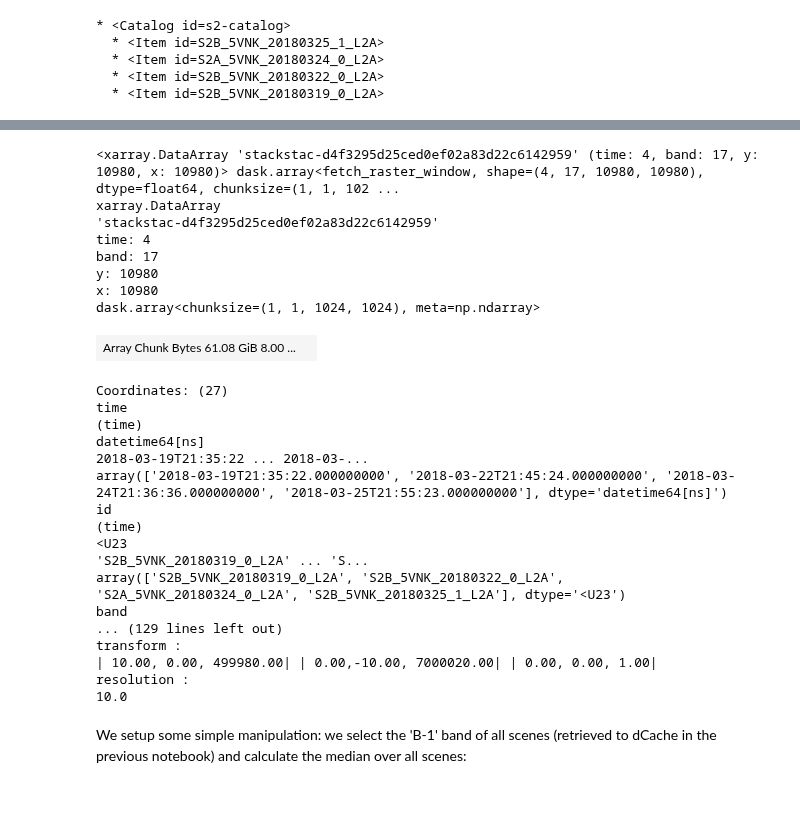
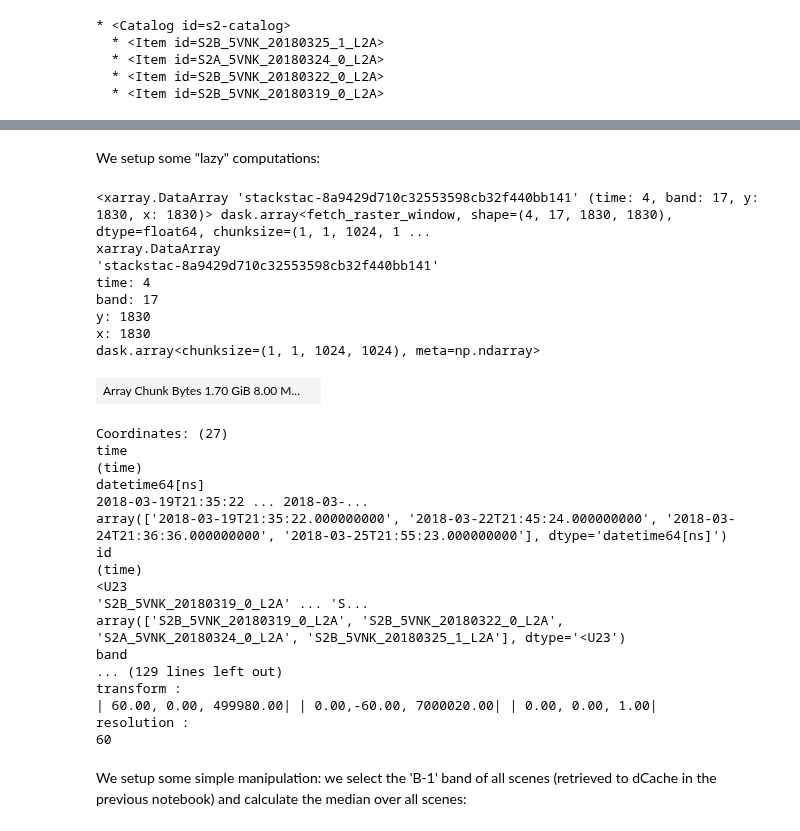
Before and after one commit to RS-DAT/JupyterDask-Examples, a Jupyter notebook: 01-STAC-on-dCache/notebooks/02-processing.ipynb, the cells around one changed output, grey strips where cells are left out. Cells and saved outputs as stored; diff of their text form; code cells hidden in the pictures; blank space fills up the shorter version.

```diff
--- a/01-STAC-on-dCache/notebooks/02-processing.ipynb
+++ b/01-STAC-on-dCache/notebooks/02-processing.ipynb
@@ -15,11 +14,9 @@ from pystac import Catalog
 # %%
+# read catalog from storage
 catalog_url = 'https://webdav.grid.surfsara.nl:2880/pnfs/grid.sara.nl/data/eratosthenes/disk/tmp-sentinel-2-catalog/catalog.json'
 
-# read catalog from storage
-catalog = Catalog.from_file(
-    catalog_url,
-    stac_io=stac2dcache.stac_io
-)
+catalog = Catalog.from_file(catalog_url, stac_io=stac_io)
+catalog.make_all_asset_hrefs_absolute()  # required by stackstac
 catalog.describe()
 # %% [output]
 * <Catalog id=s2-catalog>
@@ -33,33 +31,29 @@ We open the STAC catalog as a [Xarray](http://xarray.pydata.org/en/stable/) `Dat
 import rioxarray
 import stackstac
-# %%
-import pathlib
-
-headers = stac2dcache.fs.client_kwargs.get('headers')
-headers_text = '\n'.join(
-    [f'{key}: {value}' for key, value in headers.items()]
-)
-
-headers_file = pathlib.Path('headers.txt')
-with headers_file.open('w') as f:
-    f.write(headers_text)
-
-env = stackstac.DEFAULT_GDAL_ENV.updated(
-    {'GDAL_HTTP_HEADER_FILE': headers_file.absolute().as_posix()}
-)
+# %%
+headers_filepath = "./gdal_http_header_file.txt"
+with open(headers_filepath, "w") as f:
+    for k, v in fs.client_kwargs["headers"].items():
+        f.write(f"{k}: {v}\n")
+# %%
+env = stackstac.DEFAULT_GDAL_ENV.updated(
+    {"GDAL_HTTP_HEADER_FILE": os.path.abspath(headers_filepath)}
+)
+# %% [markdown]
+We setup some "lazy" computations:
 # %%
-da = stackstac.stack(catalog, gdal_env=env)
+da = stackstac.stack(catalog, resolution=60, gdal_env=env)
 da
 # %% [output]
-<xarray.DataArray 'stackstac-d4f3295d25ced0ef02a83d22c6142959' (time: 4, band: 17, y: 10980, x: 10980)> dask.array<fetch_raster_window, shape=(4, 17, 10980, 10980), dtype=float64, chunksize=(1, 1, 102 ...
+<xarray.DataArray 'stackstac-8a9429d710c32553598cb32f440bb141' (time: 4, band: 17, y: 1830, x: 1830)> dask.array<fetch_raster_window, shape=(4, 17, 1830, 1830), dtype=float64, chunksize=(1, 1, 1024, 1 ...
 xarray.DataArray
-'stackstac-d4f3295d25ced0ef02a83d22c6142959'
+'stackstac-8a9429d710c32553598cb32f440bb141'
 time: 4
 band: 17
-y: 10980
-x: 10980
+y: 1830
+x: 1830
 dask.array<chunksize=(1, 1, 1024, 1024), meta=np.ndarray>
-| Array Chunk Bytes 61.08 GiB 8.00 ... |  |
+| Array Chunk Bytes 1.70 GiB 8.00 M... |  |
 Coordinates: (27)
 time
 (time)
@@ -74,9 +68,9 @@ array(['S2B_5VNK_20180319_0_L2A', 'S2B_5VNK_20180322_0_L2A', 'S2A_5VNK_20180324_
 band
 ... (129 lines left out)
 transform :
-| 10.00, 0.00, 499980.00| | 0.00,-10.00, 7000020.00| | 0.00, 0.00, 1.00|
+| 60.00, 0.00, 499980.00| | 0.00,-60.00, 7000020.00| | 0.00, 0.00, 1.00|
 resolution :
-10.0
+60
 # %% [markdown]
 We setup some simple manipulation: we select the 'B-1' band of all scenes (retrieved to dCache in the previous notebook) and calculate the median over all scenes:
 # %%
```
Also changed, not shown: parts of 12 cells of this notebook, 2 other files.
